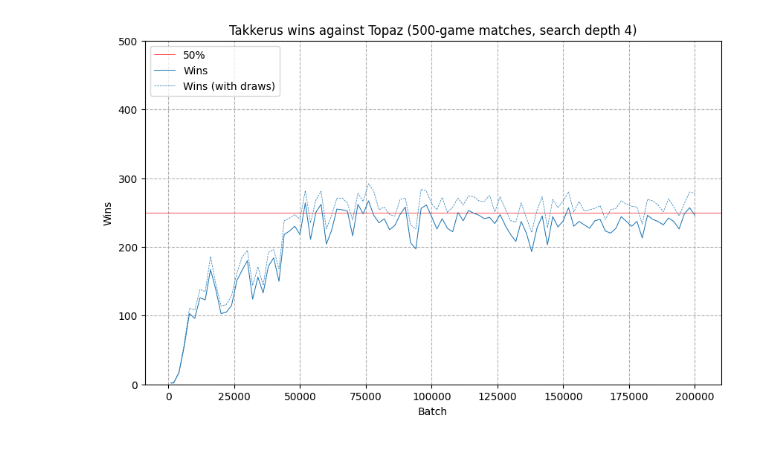
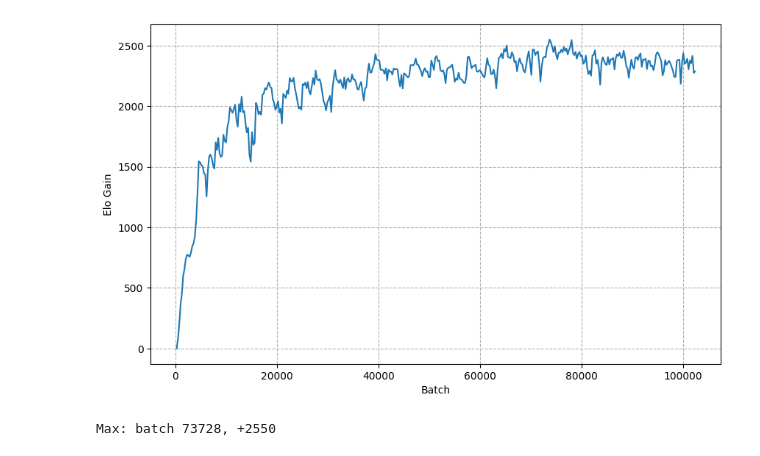
Before and after one commit to cdbfoster/takkerus, a Jupyter notebook: data/analysis/analysis.ipynb, the cells around one changed output. Cells and saved outputs as stored; diff of their text form; code cells hidden in the pictures.

Commit message:
Updated analysis notebook.

```diff
--- a/data/analysis/analysis.ipynb
+++ b/data/analysis/analysis.ipynb
@@ -114,41 +40,37 @@ while len(match_results) == 0 or next_match(match_results[-1][0]) is not None:
-# %%
-matplotlib.rc('figure', figsize=(10, 6))
-
-files = [
-    ("Wins", f"{analysis_dir}/matches.json", "#1f77b4"),
-]
-
-def load_matches(file):
-    batches = [int(r[0][9:-5]) for r in json.load(open(file))]
-    matches = [
-        [int(m.group(1)), int(m.group(2)), int(m.group(3))]
-        for m in [re.match(match_result, r[1]) for r in json.load(open(file))]
-    ]
-    return (batches, matches)
-
-ax = plt.gca()
-ax.set_ylim([0, 500])
-ax.grid(True, which="both", linestyle="--")
-ax.axhline(y=250, color="red", linewidth=0.5, label="50%")
-
-curve_x = np.arange(1000, 200001, 1000)
-
-for name, match_file, color in files:
-    batches, matches = load_matches(match_file)
-
-    x = np.log(np.array(batches).reshape(-1, 1))
-    l = len(matches)
-
-    wins = np.array([m[0] for m in matches])
-    wins_and_draws = np.array([m[0] + m[2] for m in matches])
-
-    plt.plot(batches, wins, color=color, linewidth=0.75, label=name)
-    plt.plot(batches, wins_and_draws, linestyle="--", color=color, linewidth=0.5, label=f"{name} (with draws)")
-
-plt.title("Takkerus wins against Topaz (500-game matches, search depth 4)")
-plt.xlabel("Batch")
-plt.ylabel("Wins")
-plt.legend(loc="upper left")
-plt.show()
-# %% [output]
-[figure, removed]
+# %%
+score = np.zeros(len(checkpoints))
+batches = list(batch)
+
+def elo(match):
+    total = match["a_wins"] + match["b_wins"] + match["draws"]
+    win_rate = (match["a_wins"] + match["draws"] / 2) / total
+
+    if win_rate > 0.0 and win_rate < 1.0:
+        return -400.0 * math.log10((1.0 - win_rate) / win_rate)
+    else:
+        return None
+
+for i, match in enumerate([c.get("match_results") for c in checkpoints]):
+    if match is not None:
+        current_score = score[i]
+        offset = elo(match)
+        base = score[batches.index(match["b_batch"])]
+        score[i] = base + offset
+
+matplotlib.rc('figure', figsize=(10, 6))
+
+ax = plt.gca()
+ax.grid(True, which="both", linestyle="--")
+
+plt.plot(batch, score)
+plt.xlabel("Batch")
+plt.ylabel("Elo Gain")
+plt.show()
+
+max_batch = batches[score.argmax()]
+max_score = score.max()
+
+print(f"Max: batch {max_batch}, +{int(max_score)}")
+# %% [output]
+[figure, added]
+Max: batch 73728, +2550
```
Also changed, not shown: parts of 5 cells of this notebook.
